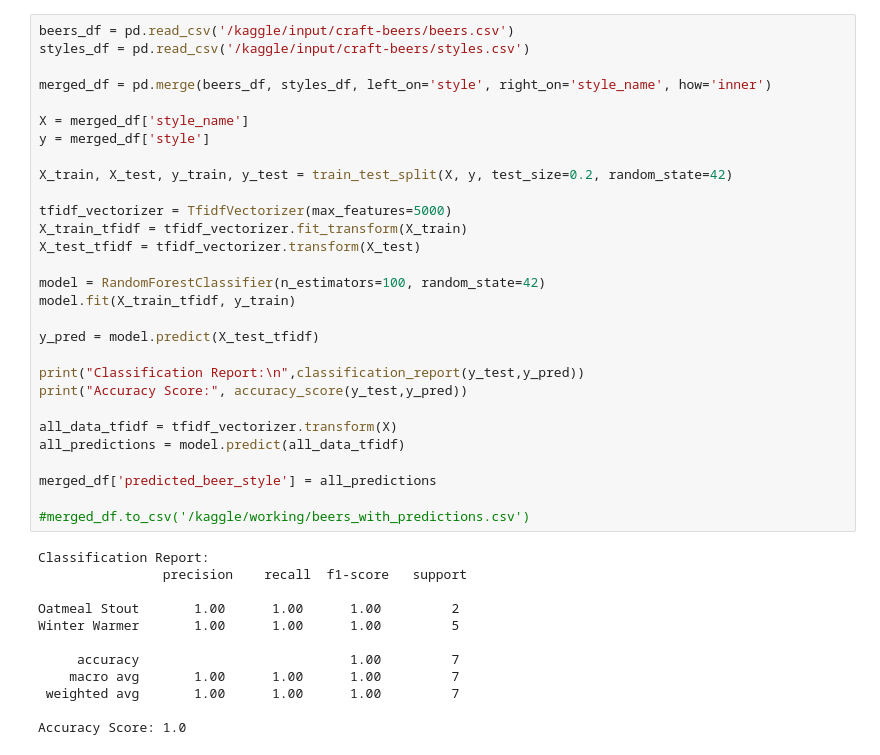
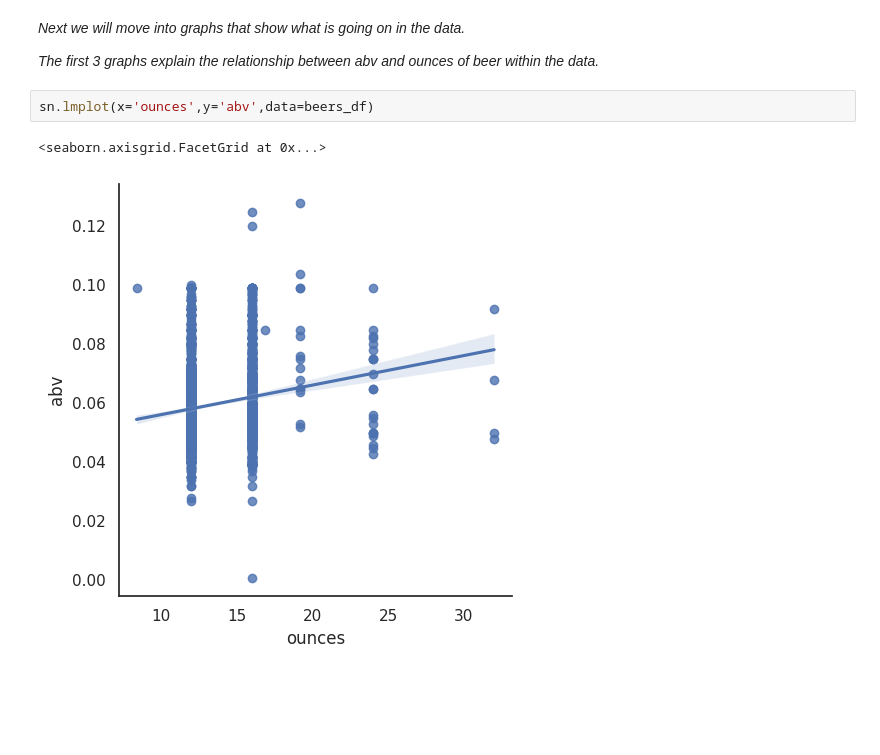
Before and after one commit to Ciscoslahs/CS39AA-CiscoProject, a Jupyter notebook: ciscoprojectnotebook.ipynb, the cells around one changed output. Drawn from its saved outputs; the diff is of its cells as text; blank space fills up the shorter version.

```diff
--- a/ciscoprojectnotebook.ipynb
+++ b/ciscoprojectnotebook.ipynb
@@ -101,41 +73,9 @@ plt.show
-# %%
-beers_df = pd.read_csv('/kaggle/input/craft-beers/beers.csv')
-styles_df = pd.read_csv('/kaggle/input/craft-beers/styles.csv')
-
-merged_df = pd.merge(beers_df, styles_df, left_on='style', right_on='style_name', how='inner')
-
-X = merged_df['style_name']
-y = merged_df['style']
-
-X_train, X_test, y_train, y_test = train_test_split(X, y, test_size=0.2, random_state=42)
-
-tfidf_vectorizer = TfidfVectorizer(max_features=5000)
-X_train_tfidf = tfidf_vectorizer.fit_transform(X_train)
-X_test_tfidf = tfidf_vectorizer.transform(X_test)
-
-model = RandomForestClassifier(n_estimators=100, random_state=42)
-model.fit(X_train_tfidf, y_train)
-
-y_pred = model.predict(X_test_tfidf)
-
-print("Classification Report:\n",classification_report(y_test,y_pred))
-print("Accuracy Score:", accuracy_score(y_test,y_pred))
-
-all_data_tfidf = tfidf_vectorizer.transform(X)
-all_predictions = model.predict(all_data_tfidf)
-
-merged_df['predicted_beer_style'] = all_predictions
-
-#merged_df.to_csv('/kaggle/working/beers_with_predictions.csv')
-# %% [output]
-Classification Report:
-                precision    recall  f1-score   support
-
-Oatmeal Stout       1.00      1.00      1.00         2
-Winter Warmer       1.00      1.00      1.00         5
-
-     accuracy                           1.00         7
-    macro avg       1.00      1.00      1.00         7
- weighted avg       1.00      1.00      1.00         7
-
-Accuracy Score: 1.0
+# %% [markdown]
+_Next we will move into graphs that show what is going on in the data._
+
+_The first 3 graphs explain the relationship between abv and ounces of beer within the data._
+# %%
+sn.lmplot(x='ounces',y='abv',data=beers_df)
+# %% [output]
+<seaborn.axisgrid.FacetGrid at 0x...>
+[figure, added]
```
Also changed, not shown: parts of 24 cells of this notebook.
